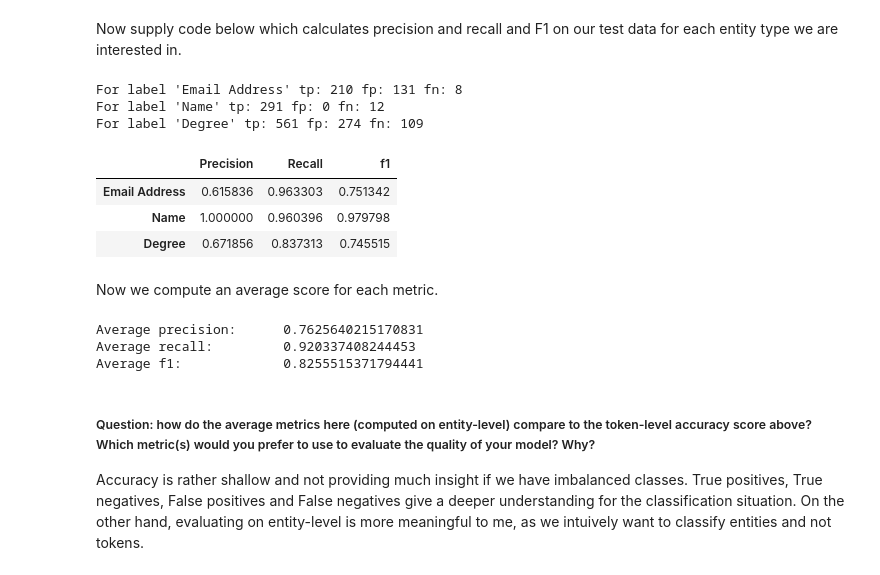
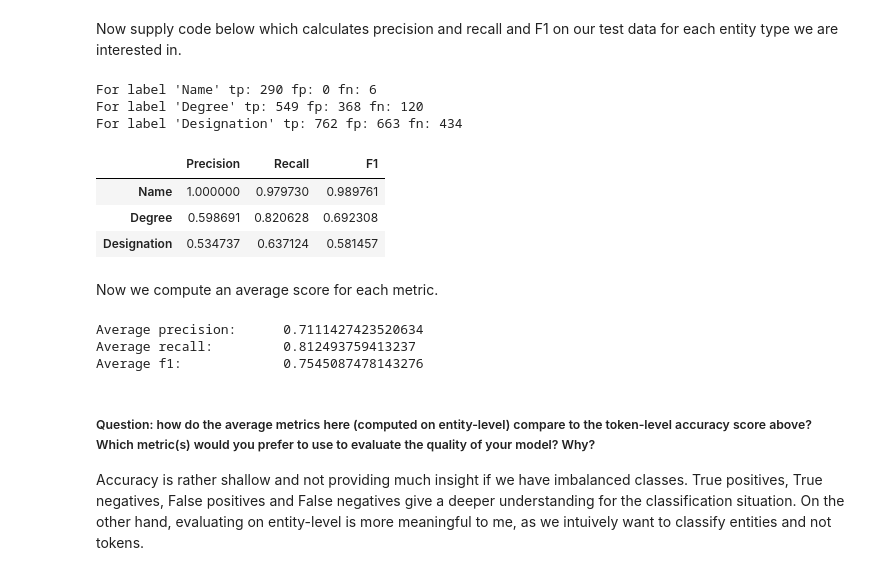
Before and after one commit to nakami/oss-saki-ss19-exercise-2, a Jupyter notebook: spacy_ner.ipynb, the cells around one changed output. Drawn from its saved outputs; the diff is of its cells as text; code cells hidden in the pictures.

```diff
--- a/spacy_ner.ipynb
+++ b/spacy_ner.ipynb
@@ -216,7 +215,7 @@ As a first step, we will gather all resumes that contain at least one training a
 Complete and execute the code below to gather your training data.
 # %%
 ##TODO Store the entity labels you want to train for as array in chosen_entity_labels
-chosen_entity_labels = ['Email Address', 'Name', 'Degree']
+chosen_entity_labels = ['Name', 'Degree', 'Designation']
 
 ## this method gathers all resumes which have all of the chosen entites above.
 def gather_candidates(dataset, entity_labels):
@@ -339,7 +341,7 @@ Losses {'ner': 658.9979248669144}
 Now that we have a trained model, let's see how it works on one of our resumes.
 # %%
 ## TODO fetch one resume out of our test dataset and store to the "resume" variable
-resume = test[4]
+resume = test[3]
 ## TODO create a spacy doc out of the resume using our trained model and save to the "doc" variable
 doc = custom_nlp(resume[0])
 # %% [markdown]
@@ -347,12 +349,12 @@ Now we will output the predicted entities and the existing annotated entities in
 # %%
 ## TODO output label and text of predicted entities (in "ents" variable of the spacy doc created above)
 print("PREDICTED:")
-for ent in doc.ents:
+for ent in sorted(doc.ents, key=lambda x: str(x)):
     print("{:15}: {}".format(ent.label_, ent))
 print()
 ## TODO output labeled entities (in "entities" dictionary of resume)
 print("LABELED:")
-for ent in resume[1]['entities']:
+for ent in sorted(resume[1]['entities'], key=lambda x: resume[0][x[0]:x[1]]):
      print("{:15}: {}".format(ent[2], resume[0][ent[0]:ent[1]]))
 # %% [output]
 PREDICTED:
@@ -560,52 +574,52 @@ for label in chosen_entity_labels:
                      & (tres_df["Predicted"] != tres_df["True"])]
         fn = tres_df[(tres_df["True"].str.contains(label))
                      & (tres_df["Predicted"] != tres_df["True"])]
         ## aggregate result for each resume to totals
         true_positives += tp.shape[0]
         false_positives += fp.shape[0]
         false_negatives += fn.shape[0]
 
     print("For label '{}' tp: {} fp: {} fn: {}".format(label,true_positives,false_positives,false_negatives))
 
     ## TODO Use the formulas you learned to calculate metrics and print them out
     if true_positives + false_negatives == 0:
         precision = 0.0
         recall = 0.0
     else:
         precision = true_positives / (true_positives + false_positives)
         recall = true_positives / (true_positives + false_negatives)
     if (precision + recall) == 0:
         f1 = 0.0
     else:
         f1 = 2 * (precision * recall / (precision + recall))
     #print("Precision: ",precision)
     #print("Recall: ",recall)
     #print("F1: ",f1)
     row = [precision,recall,f1]
     data.append(row)
 
 ## make pandas dataframe with metrics data. Use the chosen entity labels as an index, and the metric names as columns.
-metric_df = pd.DataFrame(data, index=chosen_entity_labels, columns=["Precision", "Recall", "f1"])
+metric_df = pd.DataFrame(data, index=chosen_entity_labels, columns=["Precision", "Recall", "F1"])
 display(metric_df)
 # %% [output]
-For label 'Email Address' tp: 210 fp: 131 fn: 8
-For label 'Name' tp: 291 fp: 0 fn: 12
-For label 'Degree' tp: 561 fp: 274 fn: 109
+For label 'Name' tp: 290 fp: 0 fn: 6
+For label 'Degree' tp: 549 fp: 368 fn: 120
+For label 'Designation' tp: 762 fp: 663 fn: 434
-|  | Precision | Recall | f1 |
-| Email Address | 0.615836 | 0.963303 | 0.751342 |
-| Name | 1.000000 | 0.960396 | 0.979798 |
-| Degree | 0.671856 | 0.837313 | 0.745515 |
+|  | Precision | Recall | F1 |
+| Name | 1.000000 | 0.979730 | 0.989761 |
+| Degree | 0.598691 | 0.820628 | 0.692308 |
+| Designation | 0.534737 | 0.637124 | 0.581457 |
 # %% [markdown]
 Now we compute an average score for each metric.
 # %%
 ## TODO compute average metrics And print them out. Use pandas dataframe "mean" method to do this
 print(f"Average precision:\t{metric_df['Precision'].mean()}")
 print(f"Average recall:\t\t{metric_df['Recall'].mean()}")
-print(f"Average f1:\t\t{metric_df['f1'].mean()}")
+print(f"Average f1:\t\t{metric_df['F1'].mean()}")
 # %% [output]
-Average precision:      0.7625640215170831
-Average recall:         0.920337408244453
-Average f1:             0.8255515371794441
+Average precision:      0.7111427423520634
+Average recall:         0.812493759413237
+Average f1:             0.7545087478143276
 # %% [markdown]
 ##### Question: how do the average metrics here (computed on entity-level) compare to the token-level accuracy score above? Which metric(s) would you prefer to use to evaluate the quality of your model? Why?
 
```
Also changed, not shown: parts of 20 cells of this notebook, 3 other files.
